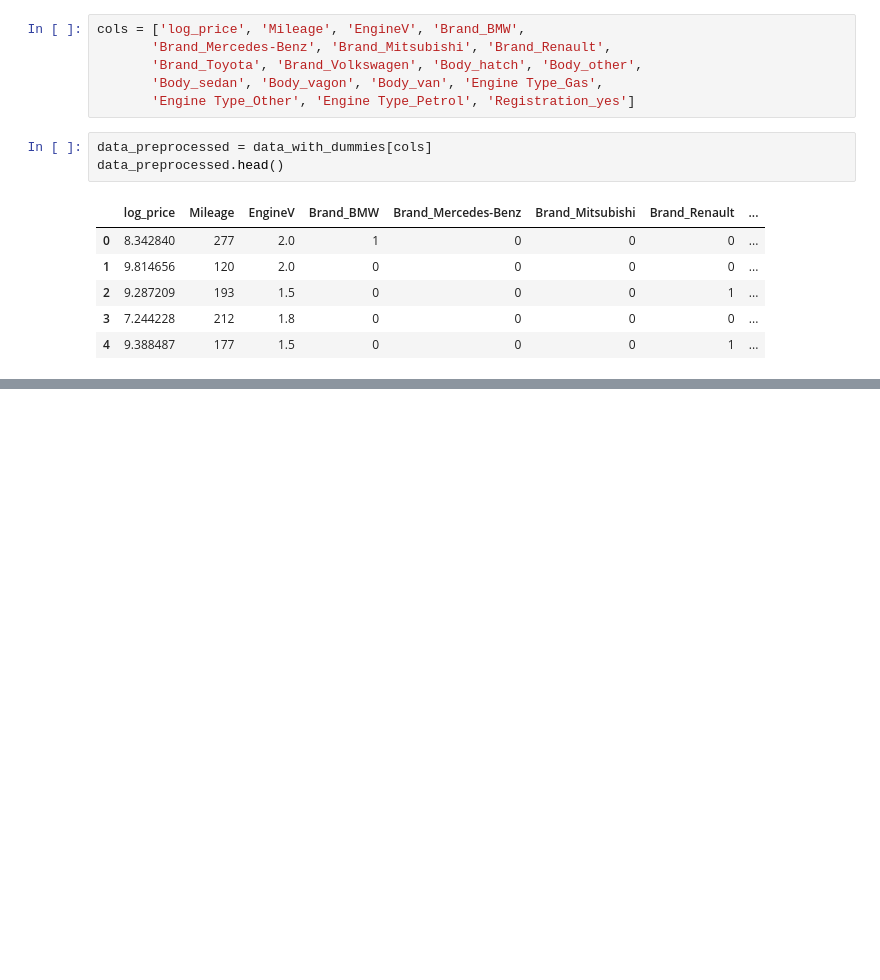
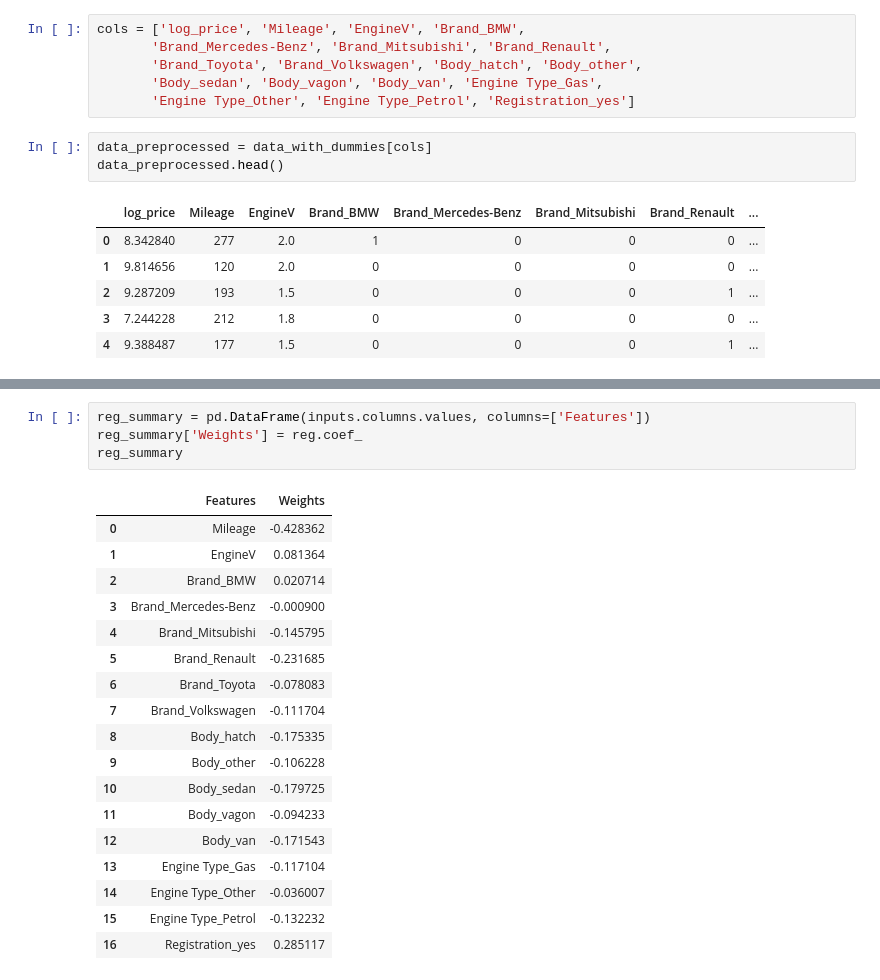
Before and after one commit to yamlakyam/ML-Sklean, a Jupyter notebook: Linear Regression.ipynb, the cells around one changed output, grey strips where cells are left out. Cells and saved outputs as stored; diff of their text form; blank space fills up the shorter version.

```diff
--- a/Linear Regression.ipynb
+++ b/Linear Regression.ipynb
@@ -300,0 +363,23 @@ data_preprocessed.head()
+# %%
+reg_summary = pd.DataFrame(inputs.columns.values, columns=['Features'])
+reg_summary['Weights'] = reg.coef_
+reg_summary
+# %% [output]
+|  | Features | Weights |
+| 0 | Mileage | -0.428362 |
+| 1 | EngineV | 0.081364 |
+| 2 | Brand_BMW | 0.020714 |
+| 3 | Brand_Mercedes-Benz | -0.000900 |
+| 4 | Brand_Mitsubishi | -0.145795 |
+| 5 | Brand_Renault | -0.231685 |
+| 6 | Brand_Toyota | -0.078083 |
+| 7 | Brand_Volkswagen | -0.111704 |
+| 8 | Body_hatch | -0.175335 |
+| 9 | Body_other | -0.106228 |
+| 10 | Body_sedan | -0.179725 |
+| 11 | Body_vagon | -0.094233 |
+| 12 | Body_van | -0.171543 |
+| 13 | Engine Type_Gas | -0.117104 |
+| 14 | Engine Type_Other | -0.036007 |
+| 15 | Engine Type_Petrol | -0.132232 |
+| 16 | Registration_yes | 0.285117 |
```
Also changed, not shown: parts of 15 cells of this notebook.
